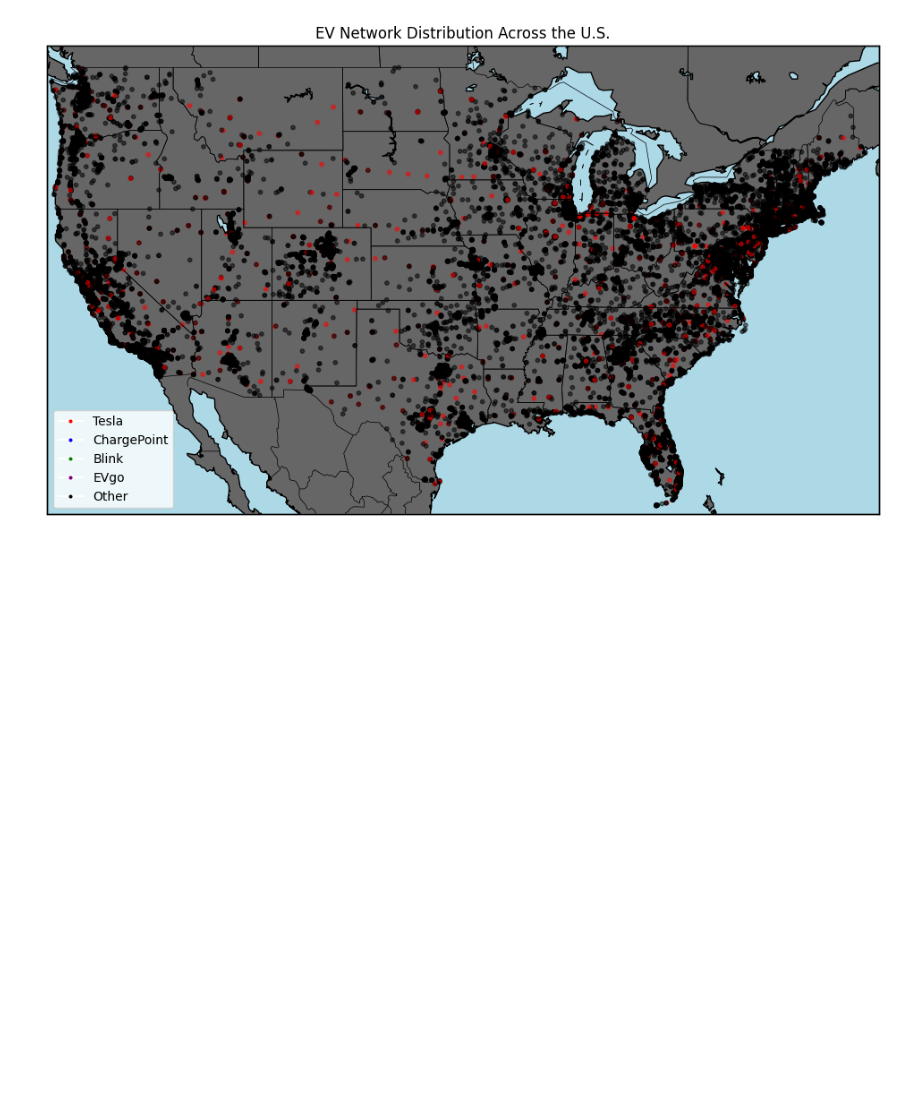
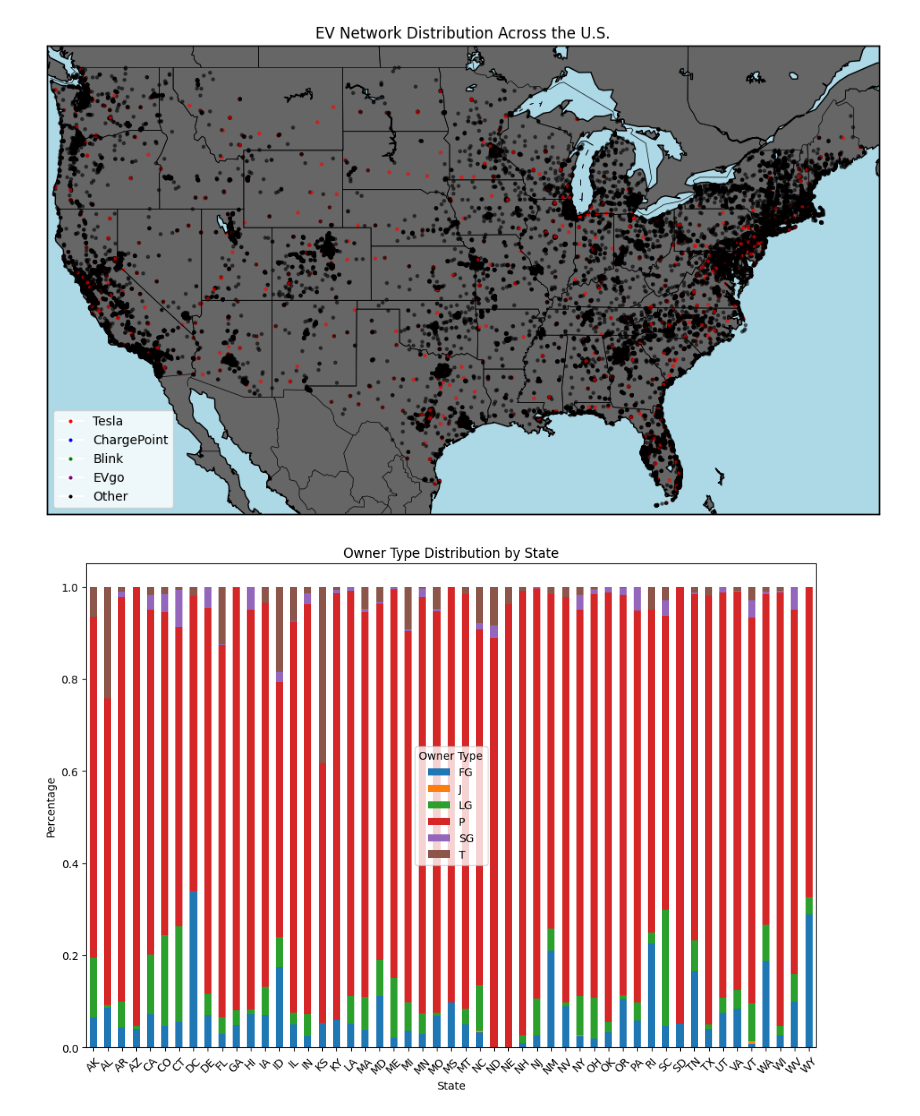
Before and after one commit to onetrue-6657/dataio2025, a Jupyter notebook: ev_stations.ipynb, the cells around one changed output. Cells and saved outputs as stored; diff of their text form; code cells hidden in the pictures; blank space fills up the shorter version.

Commit message:
Sorted Owner vs State

```diff
--- a/ev_stations.ipynb
+++ b/ev_stations.ipynb
@@ -170,3 +170,26 @@ See the caveats in the documentation: https://pandas.pydata.org/pandas-docs/stab
   ev_network_map["EV Network"] = ev_network_map["EV Network"].apply(lambda x: x if x in network_colors else "Other")
 Text(0.5, 1.0, 'EV Network Distribution Across the U.S.')
 [figure]
+# %%
+# State vs Owner Separately
+
+state_owner_data = df[['State', 'Owner Type Code']]
+state_owner_data = state_owner_data.dropna(subset=['Owner Type Code'])
+state_counts = df['State'].value_counts()
+
+valid_states = state_counts[state_counts > 10].index
+state_owner_filtered = state_owner_data[state_owner_data['State'].isin(valid_states)]
+
+state_owner_counts = state_owner_filtered.groupby(['State', 'Owner Type Code']).size().unstack(fill_value=0)
+state_owner_ratios = state_owner_counts.div(state_owner_counts.sum(axis=1), axis=0)
+
+state_owner_ratios.plot(kind='bar', stacked=True, figsize=(12, 8))
+plt.title("Owner Type Distribution by State")
+plt.xlabel("State")
+plt.ylabel("Percentage")
+plt.legend(title="Owner Type")
+plt.xticks(rotation=45)
+
+plt.show()
+# %% [output]
+[figure, added]
```
Also changed, not shown: parts of 3 cells of this notebook, 2 other files.
